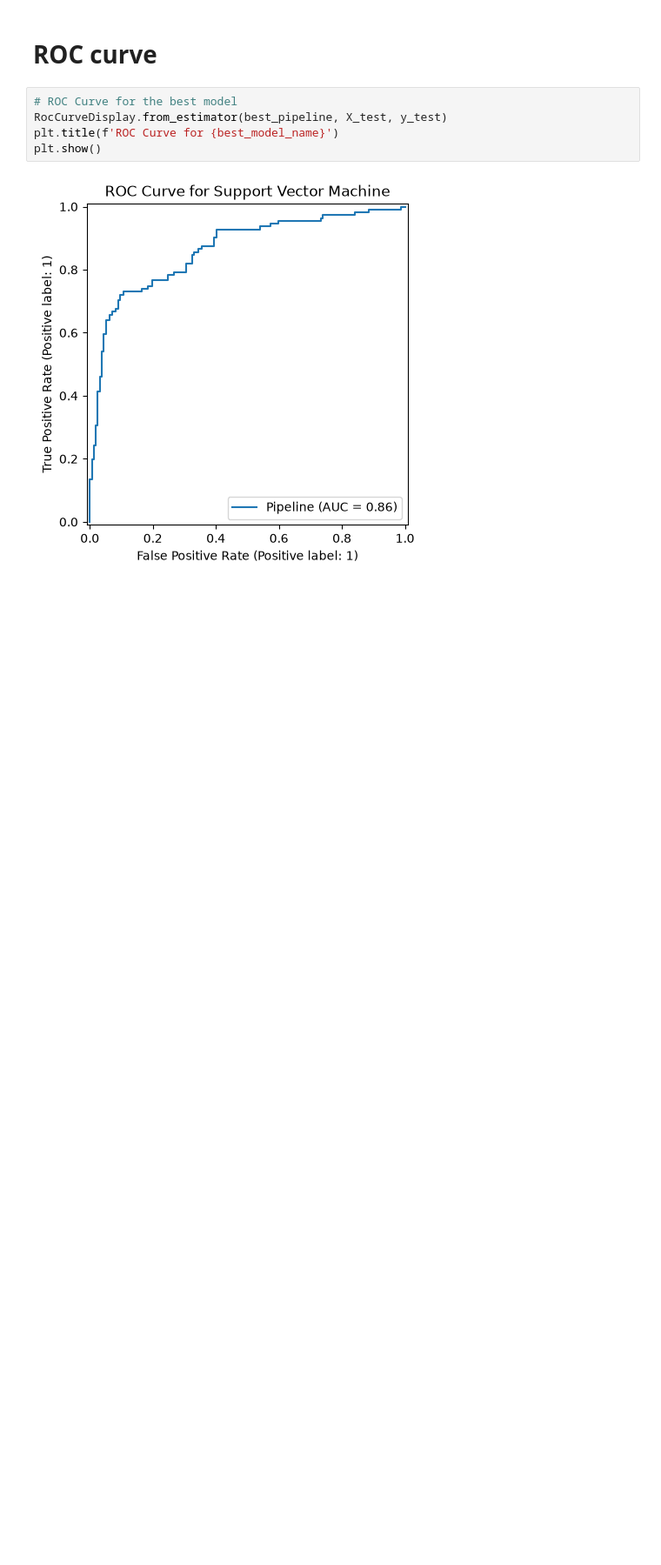
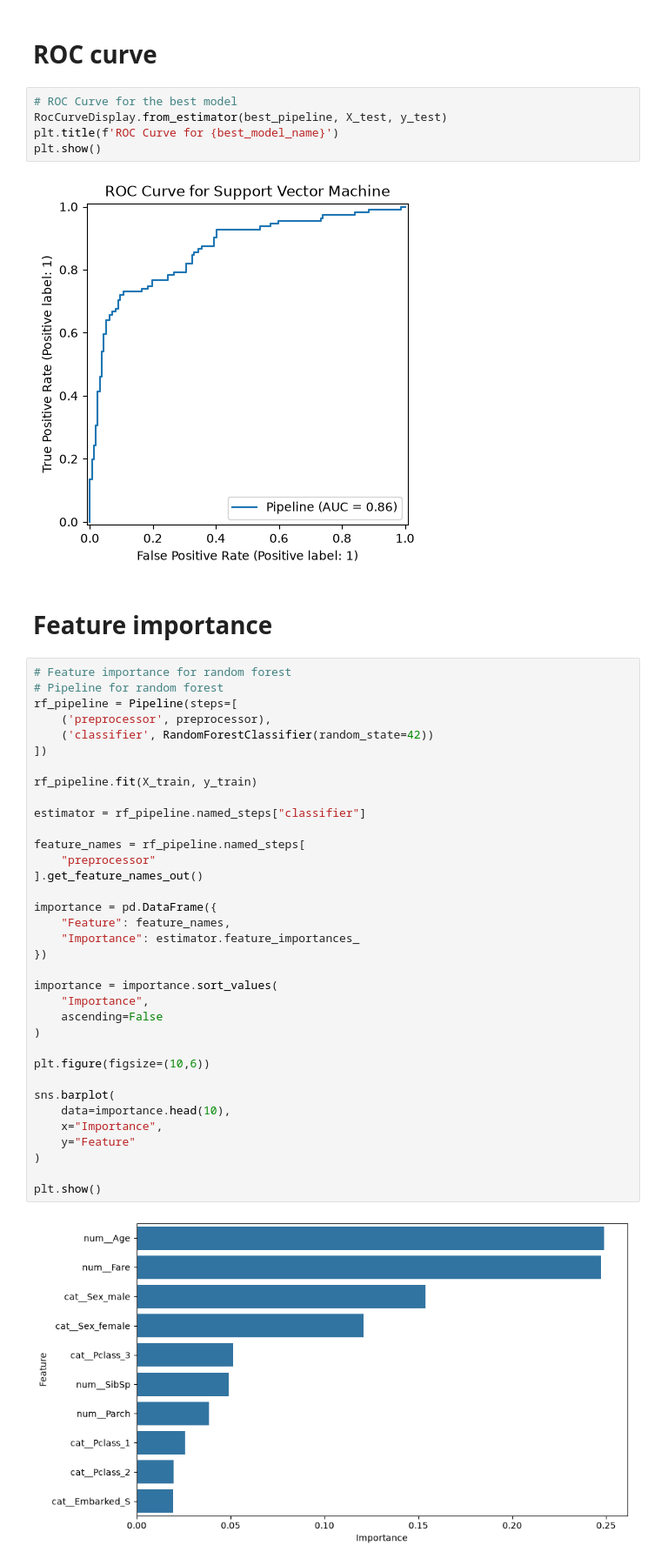
Before and after one commit to shy942/ML-exploration, a Jupyter notebook: notebooks/03_Classification_Algorithms.ipynb, the cells around one changed output. Shown at 87% size. Cells and saved outputs as stored; diff of their text form; blank space fills up the shorter version.

```diff
--- a/notebooks/03_Classification_Algorithms.ipynb
+++ b/notebooks/03_Classification_Algorithms.ipynb
@@ -226,3 +226,42 @@ plt.title(f'ROC Curve for {best_model_name}')
 plt.show()
 # %% [output]
 [figure]
+# %% [markdown]
+# Feature importance
+# %%
+# Feature importance for random forest
+# Pipeline for random forest
+rf_pipeline = Pipeline(steps=[
+    ('preprocessor', preprocessor),
+    ('classifier', RandomForestClassifier(random_state=42))
+])
+
+rf_pipeline.fit(X_train, y_train)
+
+estimator = rf_pipeline.named_steps["classifier"]
+
+feature_names = rf_pipeline.named_steps[
+    "preprocessor"
+].get_feature_names_out()
+
+importance = pd.DataFrame({
+    "Feature": feature_names,
+    "Importance": estimator.feature_importances_
+})
+
+importance = importance.sort_values(
+    "Importance",
+    ascending=False
+)
+
+plt.figure(figsize=(10,6))
+
+sns.barplot(
+    data=importance.head(10),
+    x="Importance",
+    y="Feature"
+)
+
+plt.show()
+# %% [output]
+[figure, added]
```
Also changed, not shown: parts of 2 cells of this notebook.
